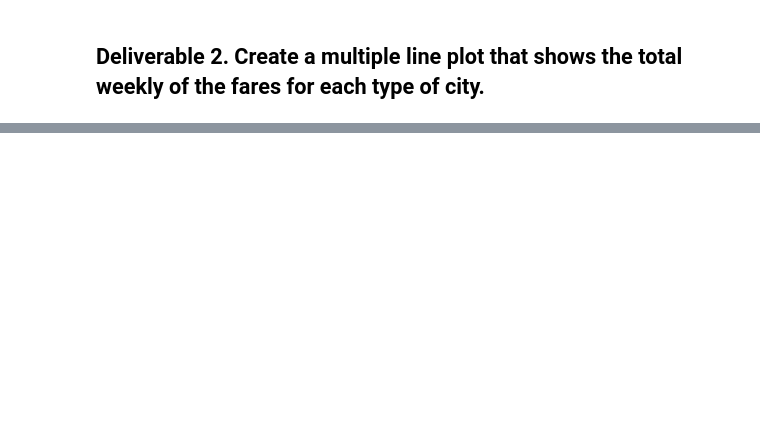
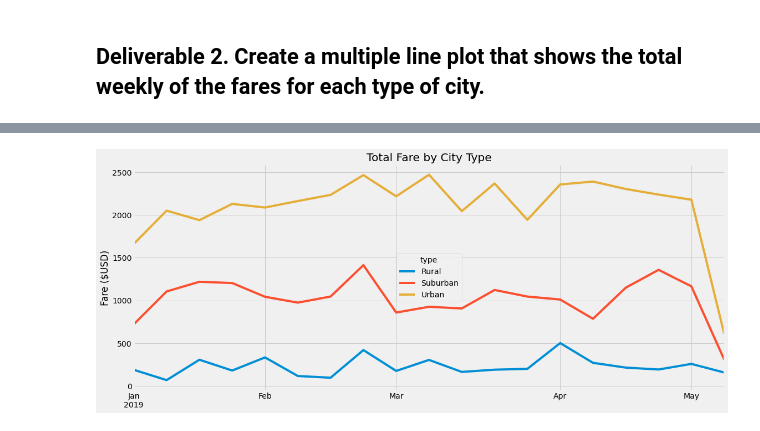
Before and after one commit to monikatomhave/PyBer_Analysis, a Jupyter notebook: PyBer_Challenge.ipynb, the cells around one changed output, grey strips where cells are left out. Drawn from its saved outputs; the diff is of its cells as text; code cells hidden in the pictures; blank space fills up the shorter version.

```diff
--- a/PyBer_Challenge.ipynb
+++ b/PyBer_Challenge.ipynb
@@ -164,3 +183,5 @@ pyber_summary_df
 # %%
 # 3. Reset the index on the DataFrame you created in #1. This is needed to use the 'pivot()' function.
 # df = df.reset_index()
+type_date_df = type_date_df.reset_index()
+type_date_df
@@ -167,3 +202,6 @@ pyber_summary_df
 # %%
 # 4. Create a pivot table with the 'date' as the index, the columns ='type', and values='fare'
 # to get the total fares for each type of city by the date.
+
+type_date_df = type_date_df.pivot(index = 'date', columns = 'type', values = 'fare')
+type_date_df
@@ -172,3 +242,6 @@ pyber_summary_df
 # %%
 # 6. Set the "date" index to datetime datatype. This is necessary to use the resample() method in Step 8.
 # df.index = pd.to_datetime(df.index)
+
+type_date_df.index = pd.to_datetime(type_date_df.index)
+type_date_df
@@ -177,2 +278,4 @@ pyber_summary_df
 # %%
 # 8. Create a new DataFrame using the "resample()" function by week 'W' and get the sum of the fares for each week.
+week_fares = type_date_df.resample('W').sum()
+week_fares
@@ -179,7 +301,17 @@ pyber_summary_df
 # %%
 # 8. Using the object-oriented interface method, plot the resample DataFrame using the df.plot() function.
 
 # Import the style from Matplotlib.
 from matplotlib import style
 # Use the graph style fivethirtyeight.
+ax = week_fares.plot(figsize = [17, 7])
 style.use('fivethirtyeight')
+# Add the title, y-axis label and grid.
+ax.set_title('Total Fare by City Type')
+ax.set_ylabel('Fare ($USD)')
+ax.set_xlabel('')
+#save and show graph
+plt.savefig("Analysis/PyBer_fare_summary.png")
+plt.show()
+# %% [output]
+[figure, added]
```
Also changed, not shown: parts of 15 cells of this notebook, 3 other files.
